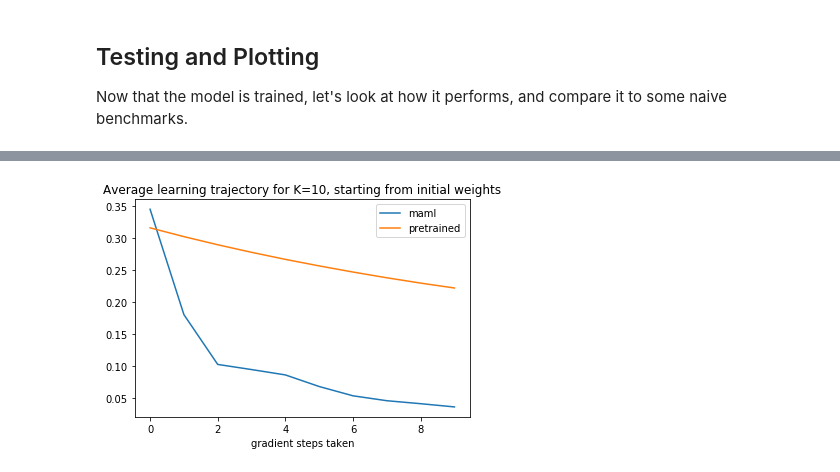
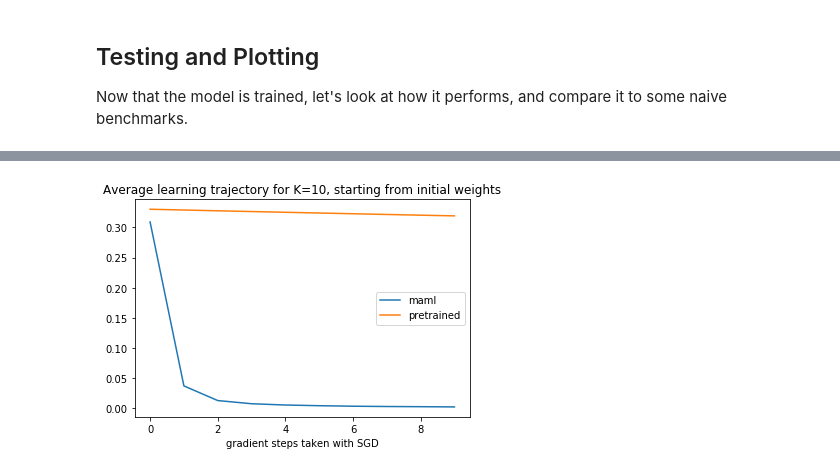
Before and after one commit to vmikulik/maml-pytorch, a Jupyter notebook: MAML-Sines.ipynb, the cells around one changed output, grey strips where cells are left out. Cells and saved outputs as stored; diff of their text form; code cells hidden in the pictures.

Commit message:
polished up MAML-Sines

```diff
--- a/MAML-Sines.ipynb
+++ b/MAML-Sines.ipynb
@@ -145,11 +150,11 @@ plt.plot(maml.meta_losses)
 
 Now that the model is trained, let's look at how it performs, and compare it to some naive benchmarks.
 # %%
-def test_on_new_task(initial_model, K, num_steps_measured, x_axis):
+def loss_on_random_task(initial_model, K, num_steps, optim=torch.optim.SGD):
     """
-    trains the model on a random sine task.
+    trains the model on a random sine task and measures the loss curve.
 
-    returns the results of the model evaluated on x after the indicated numbers of steps.
+    for each n in num_steps_measured, records the model function after n gradient updates.
     """
 
     # copy MAML model into a new object to preserve MAML weights during training
@@ -162,28 +167,19 @@ def test_on_new_task(initial_model, K, num_steps_measured, x_axis):
     ]))
     model.load_state_dict(initial_model.state_dict())
     criterion = nn.MSELoss()
-    optimiser = torch.optim.Adam(model.parameters(), 0.01)
+    optimiser = optim(model.parameters(), 0.01)
 
     # train model on a random task
-    num_steps = max(num_steps_measured)
     task = tasks.sample_task()
     X, y = task.sample_data(K)
-
     losses = []
-    outputs = {}
     for step in range(1, num_steps+1):
         loss = criterion(model(X), y) / K
         losses.append(loss.item())
 
         # compute grad and update inner loop weights
-        optimiser.zero_grad()
+        model.zero_grad()
         loss.backward()
         optimiser.step()
 
-        # plot the model function
-        if step in num_steps_measured:
-            outputs[step] = model(torch.tensor(x, dtype=torch.float).view(-1, 1)).detach().numpy()
-
-    outputs['initial'] = initial_model(torch.tensor(x_axis, dtype=torch.float).view(-1, 1)).detach().numpy()
-
-    return task, X, y, outputs, losses
+    return losses
@@ -224,14 +186,13 @@ plot_sampled_performance(maml.model.model)
 # %%
-def average_losses(model, n_samples, K=10, n_iterations=10):
+def average_losses(initial_model, n_samples, K=10, n_steps=10, optim=torch.optim.SGD):
     """
     returns the average learning trajectory of the model trained for ``n_iterations`` over ``n_samples`` tasks
     """
 
     x = np.linspace(-5, 5, 2) # dummy input for test_on_new_task
-    sampled_steps = [n_iterations]
-    avg_losses = [0] * 10
+    avg_losses = [0] * K
     for i in range(n_samples):
-        _, _, _, _, losses = test_on_new_task(model, K, sampled_steps, x)
+        losses = loss_on_random_task(initial_model, K, n_steps, optim)
         avg_losses = [l + l_new for l, l_new in zip(avg_losses, losses)]
     avg_losses = [l / n_samples for l in avg_losses]
 
@@ -258,8 +219,7 @@ def mixed_pretrained(iterations=500):
 
         model.zero_grad()
         x, y = tasks.sample_task().sample_data(10)
-        y_hat = model(x)
-        loss = criterion(y_hat, y)
+        loss = criterion(model(x), y)
         loss.backward()
         optimiser.step()
 
@@ -301,9 +229,9 @@ plot_sampled_performance(pretrained)
 # %%
-plt.plot(average_losses(maml.model.model, 1000, K=10), label='maml')
-plt.plot(average_losses(pretrained, 1000, K=10),       label='pretrained')
+plt.plot(average_losses(maml.model.model, n_samples=5000, K=10), label='maml')
+plt.plot(average_losses(pretrained,       n_samples=5000, K=10), label='pretrained')
 plt.legend()
 plt.title("Average learning trajectory for K=10, starting from initial weights")
-plt.xlabel("gradient steps taken")
+plt.xlabel("gradient steps taken with SGD")
 plt.show()
 # %% [output]
-[figure, old version]
+[figure, new version]
```
Also changed, not shown: parts of 18 cells of this notebook.
